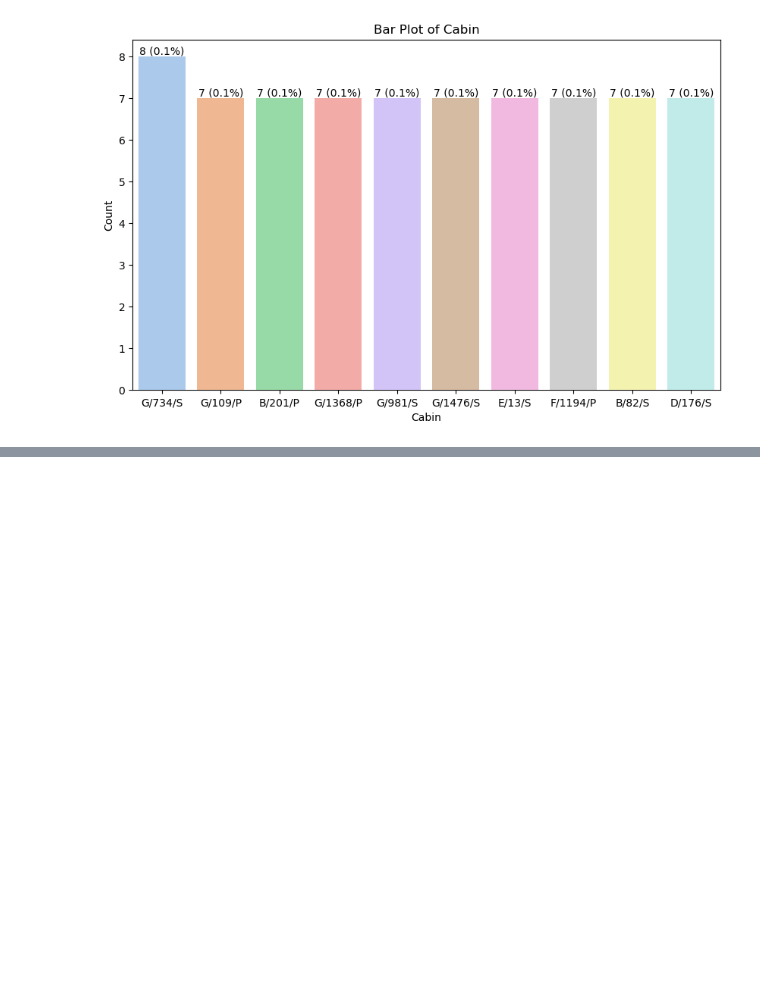
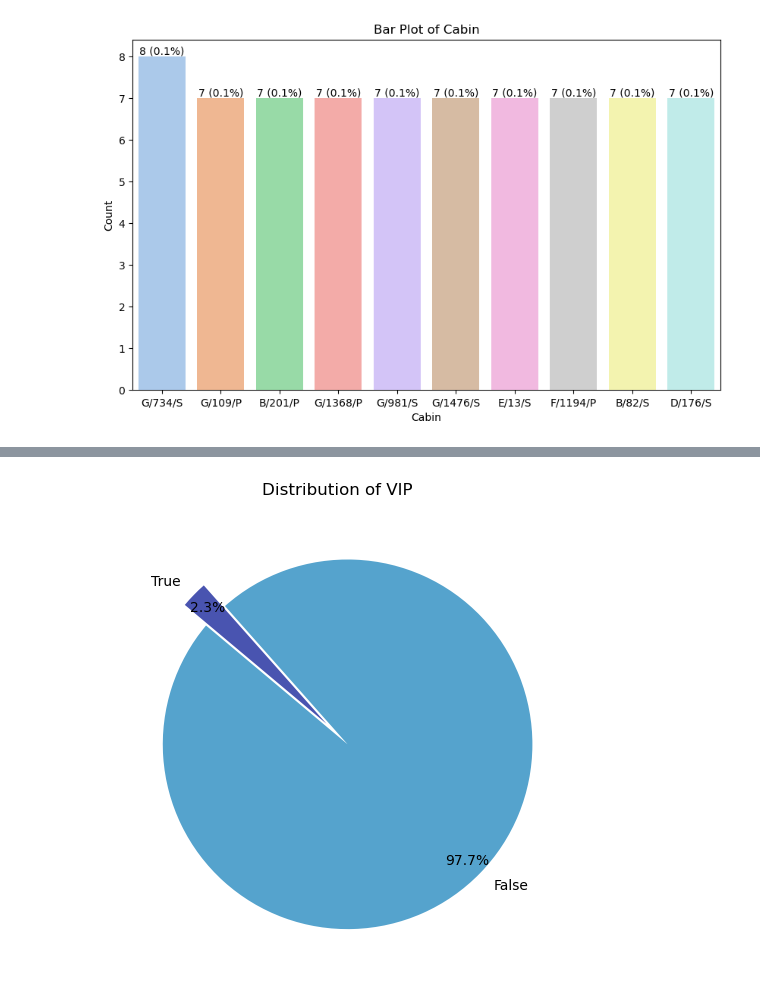
Before and after one commit to musahussain1/Assignment-2-Spaceship-Titanic, a Jupyter notebook: Spaceship Titanic Modeling Code.ipynb, the cells around one changed output, grey strips where cells are left out. Saved outputs shown, nothing was run; the diff lists cells and outputs as text; code cells hidden in the pictures; blank space fills up the shorter version.

```diff
--- a/Spaceship Titanic Modeling Code.ipynb
+++ b/Spaceship Titanic Modeling Code.ipynb
@@ -331,0 +347,5 @@ Name: count, dtype: float64
+# %%
+# Pie plot of VIP
+plot_pie_chart(training_data, 'VIP', color_map='icefire', pctdistance=0.9, explode_factor=0.08)
+# %% [output]
+[figure, added]
```
Also changed, not shown: parts of 5 cells of this notebook.
